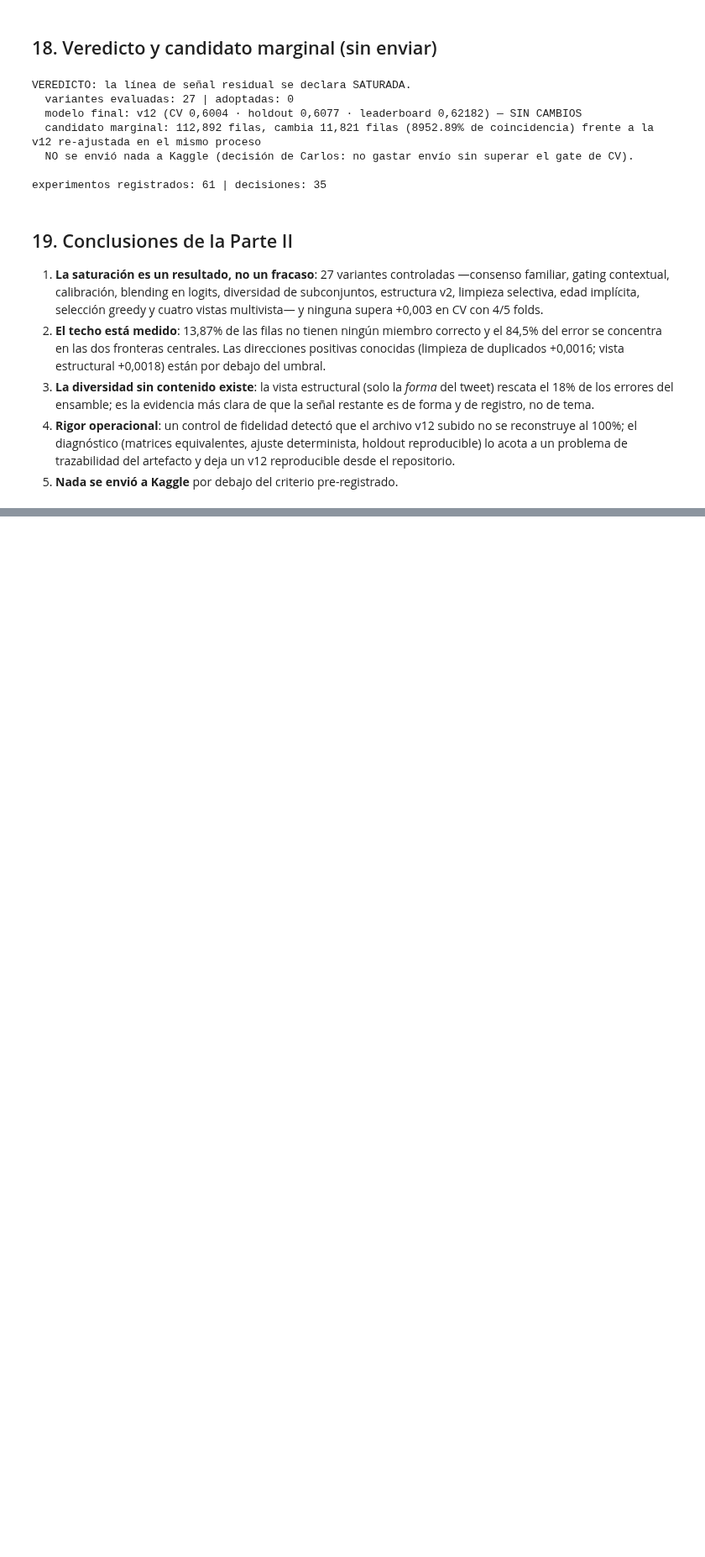
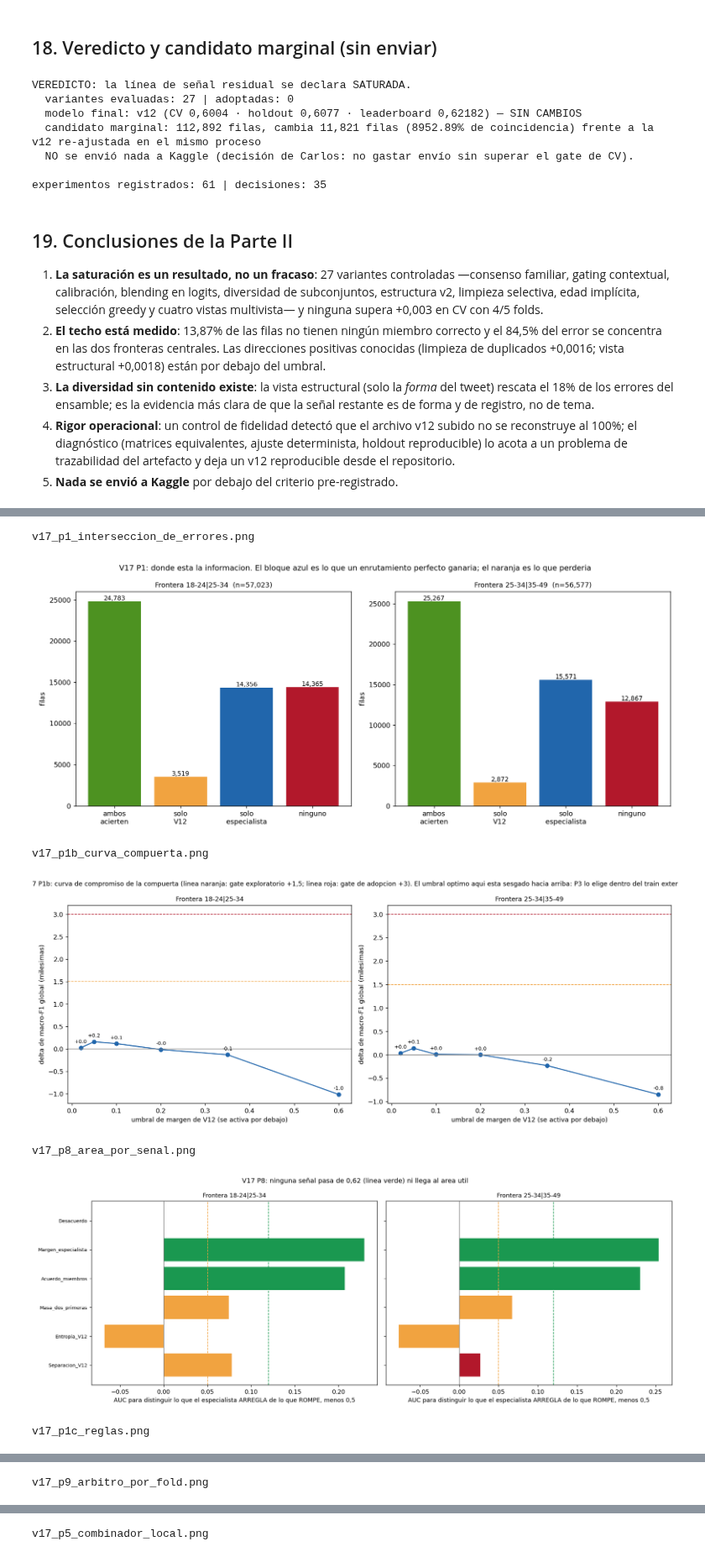
Before and after one commit to Garnica1999/PLN, a Jupyter notebook: KAGGLE_AGE_2026_PUJ/notebooks/99_entrega_consolidado.ipynb, the cells around one changed output, grey strips where cells are left out. Shown at 84% size. Cells and saved outputs as stored; diff of their text form; code cells hidden in the pictures; blank space fills up the shorter version.

```diff
--- a/KAGGLE_AGE_2026_PUJ/notebooks/99_entrega_consolidado.ipynb
+++ b/KAGGLE_AGE_2026_PUJ/notebooks/99_entrega_consolidado.ipynb
@@ -738,0 +1042,24 @@ experimentos registrados: 61 | decisiones: 35
+# %%
+from IPython.display import Image, display
+
+figuras = ["v17_p1_interseccion_de_errores.png",
+           "v17_p1b_curva_compuerta.png",
+           "v17_p8_area_por_senal.png",
+           "v17_p1c_reglas.png",
+           "v17_p9_arbitro_por_fold.png",
+           "v17_p5_combinador_local.png",
+           "v17_rendimiento_global_por_candidato.png",
+           "v17_evolucion_v12_v16_v17.png"]
+for nombre in figuras:
+    ruta = cfg.FIGURES / nombre
+    assert ruta.exists(), f"falta la figura {nombre}"
+    print(nombre)
+    display(Image(filename=str(ruta)))
+# %% [output]
+v17_p1_interseccion_de_errores.png
+[figure, added]
+v17_p1b_curva_compuerta.png
+[figure, added]
+v17_p8_area_por_senal.png
+[figure, added]
+v17_p1c_reglas.png
@@ -738,0 +1067 @@ experimentos registrados: 61 | decisiones: 35
+v17_p9_arbitro_por_fold.png
@@ -738,0 +1069 @@ experimentos registrados: 61 | decisiones: 35
+v17_p5_combinador_local.png
```
Also changed, not shown: parts of 33 cells of this notebook, 12 other files.
